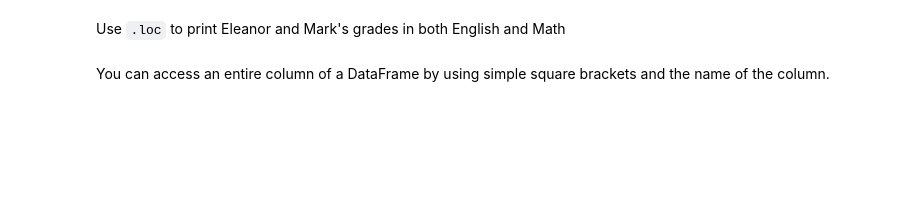
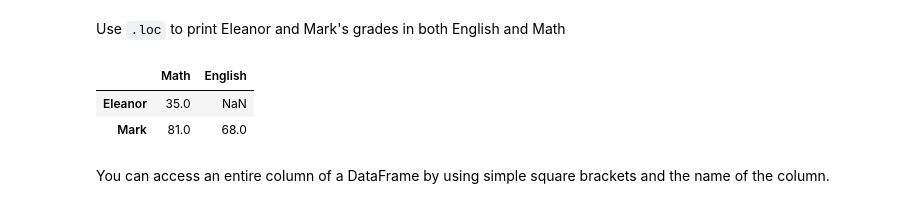
Before and after one commit to ziggster528491/cs-stat-180, a Jupyter notebook: labs/03-pandas.ipynb, the cells around one changed output. Saved outputs shown, nothing was run; the diff lists cells and outputs as text; code cells hidden in the pictures; blank space fills up the shorter version.

```diff
--- a/labs/03-pandas.ipynb
+++ b/labs/03-pandas.ipynb
@@ -99,6 +122,11 @@ grades.iloc[[1,3],0]
 Use `.loc` to print Eleanor and Mark's grades in both English and Math
 # %%
 #Enter the code here to print both Eleanor and Marks Grades
+grades.loc[['Eleanor', 'Mark'], ['Math', 'English']]
+# %% [output]
+|  | Math | English |
+| Eleanor | 35.0 | NaN |
+| Mark | 81.0 | 68.0 |
 # %% [markdown]
 You can access an entire column of a DataFrame by using simple square brackets and the name of the column.
 # %%
```
Also changed, not shown: parts of 20 cells of this notebook, 3 other files.
